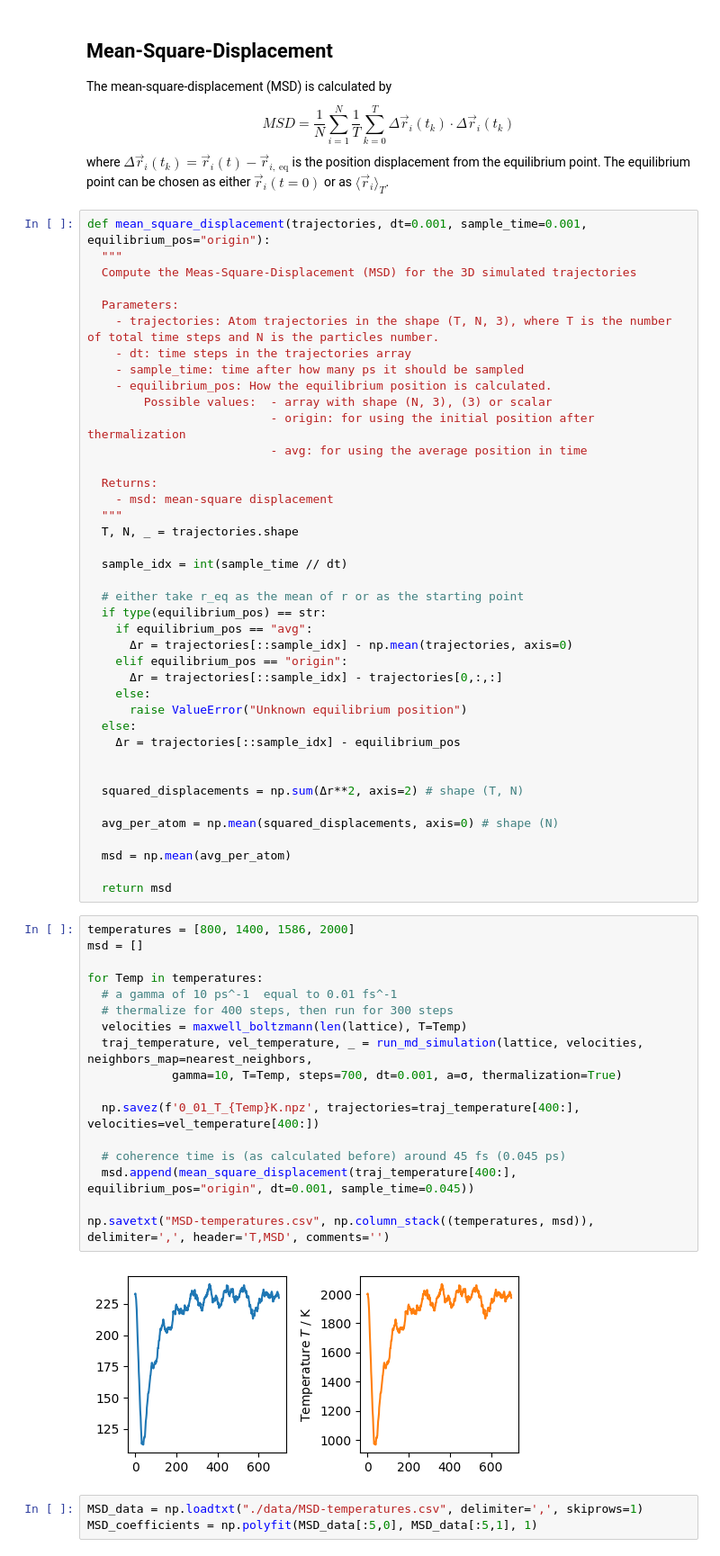
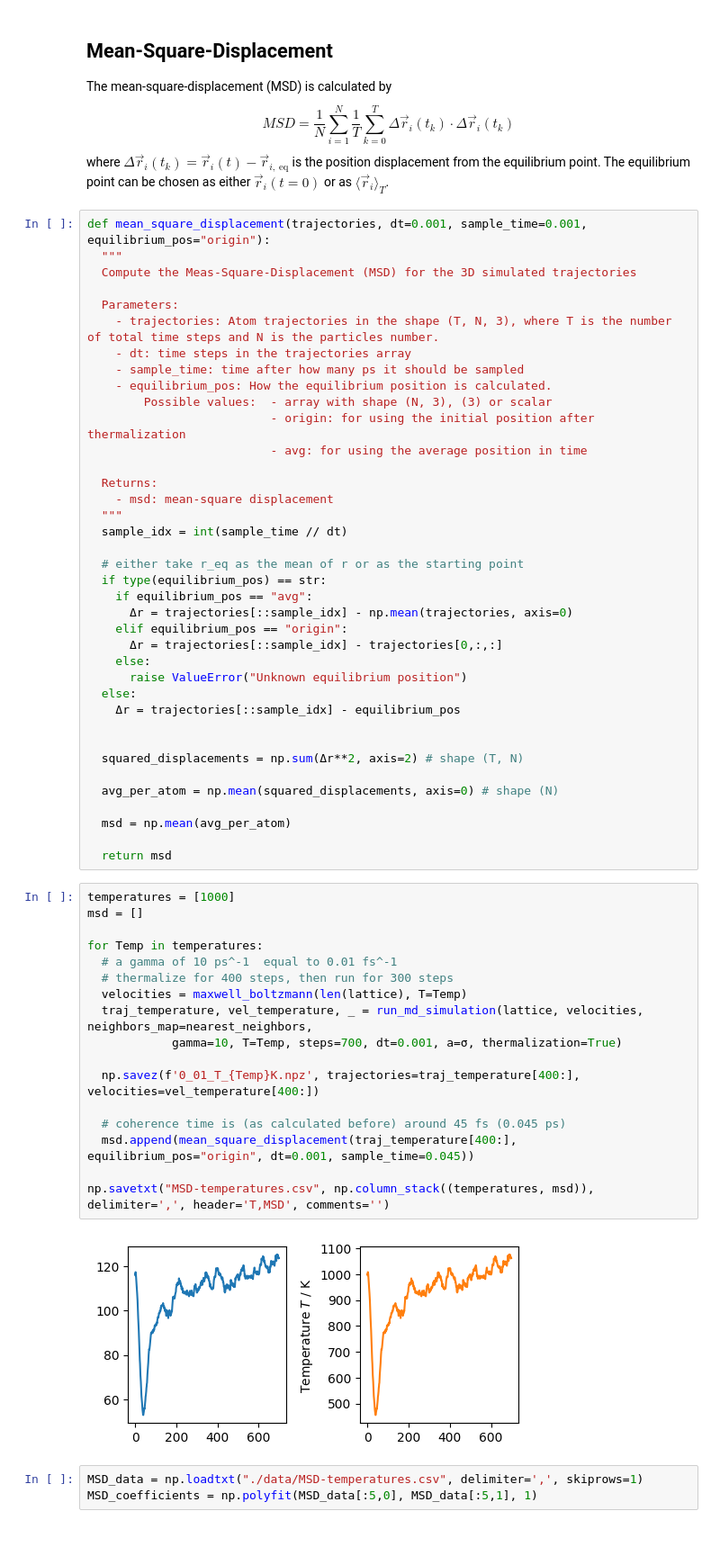
Before and after one commit to JanBulling/CompPhys-Final-Project, a Jupyter notebook: Molecular Dynamics/molecular_dynamics.ipynb, the cells around one changed output. Shown at 90% size. Drawn from its saved outputs; the diff is of its cells as text.

```diff
--- a/Molecular Dynamics/molecular_dynamics.ipynb
+++ b/Molecular Dynamics/molecular_dynamics.ipynb
@@ -846,8 +846,6 @@ def mean_square_displacement(trajectories, dt=0.001, sample_time=0.001, equilibr
   Returns:
     - msd: mean-square displacement
   """
-  T, N, _ = trajectories.shape
-
   sample_idx = int(sample_time // dt)
 
   # either take r_eq as the mean of r or as the starting point
@@ -870,24 +868,24 @@ def mean_square_displacement(trajectories, dt=0.001, sample_time=0.001, equilibr
 
   return msd
 # %%
-temperatures = [800, 1400, 1586, 2000]
+temperatures = [1000]
 msd = []
 
 for Temp in temperatures:
   # a gamma of 10 ps^-1  equal to 0.01 fs^-1
   # thermalize for 400 steps, then run for 300 steps
   velocities = maxwell_boltzmann(len(lattice), T=Temp)
   traj_temperature, vel_temperature, _ = run_md_simulation(lattice, velocities, neighbors_map=nearest_neighbors,
             gamma=10, T=Temp, steps=700, dt=0.001, a=σ, thermalization=True)
 
   np.savez(f'0_01_T_{Temp}K.npz', trajectories=traj_temperature[400:], velocities=vel_temperature[400:])
 
   # coherence time is (as calculated before) around 45 fs (0.045 ps)
   msd.append(mean_square_displacement(traj_temperature[400:], equilibrium_pos="origin", dt=0.001, sample_time=0.045))
 
 np.savetxt("MSD-temperatures.csv", np.column_stack((temperatures, msd)), delimiter=',', header='T,MSD', comments='')
 # %% [output]
-[figure, old version]
+[figure, new version]
 # %%
 MSD_data = np.loadtxt("./data/MSD-temperatures.csv", delimiter=',', skiprows=1)
 MSD_coefficients = np.polyfit(MSD_data[:5,0], MSD_data[:5,1], 1)
```
Also changed, not shown: parts of 16 cells of this notebook, 40 other files.
